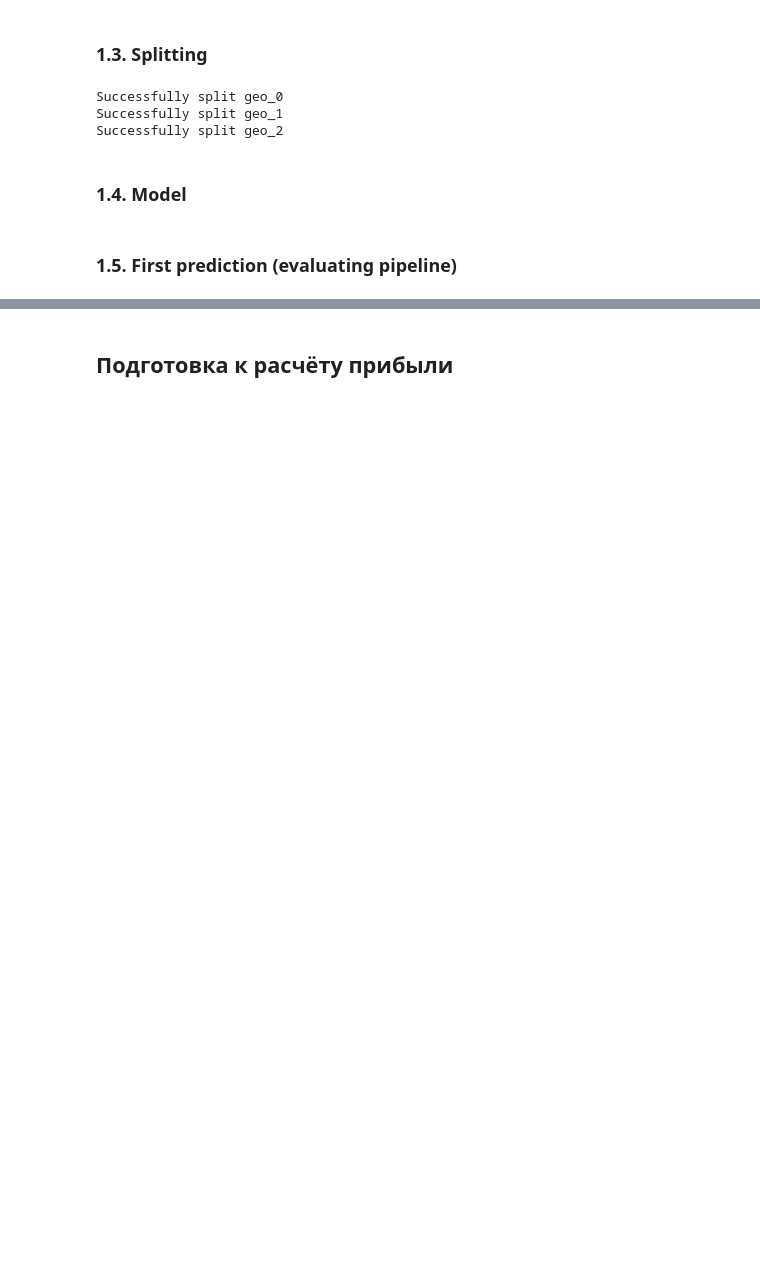
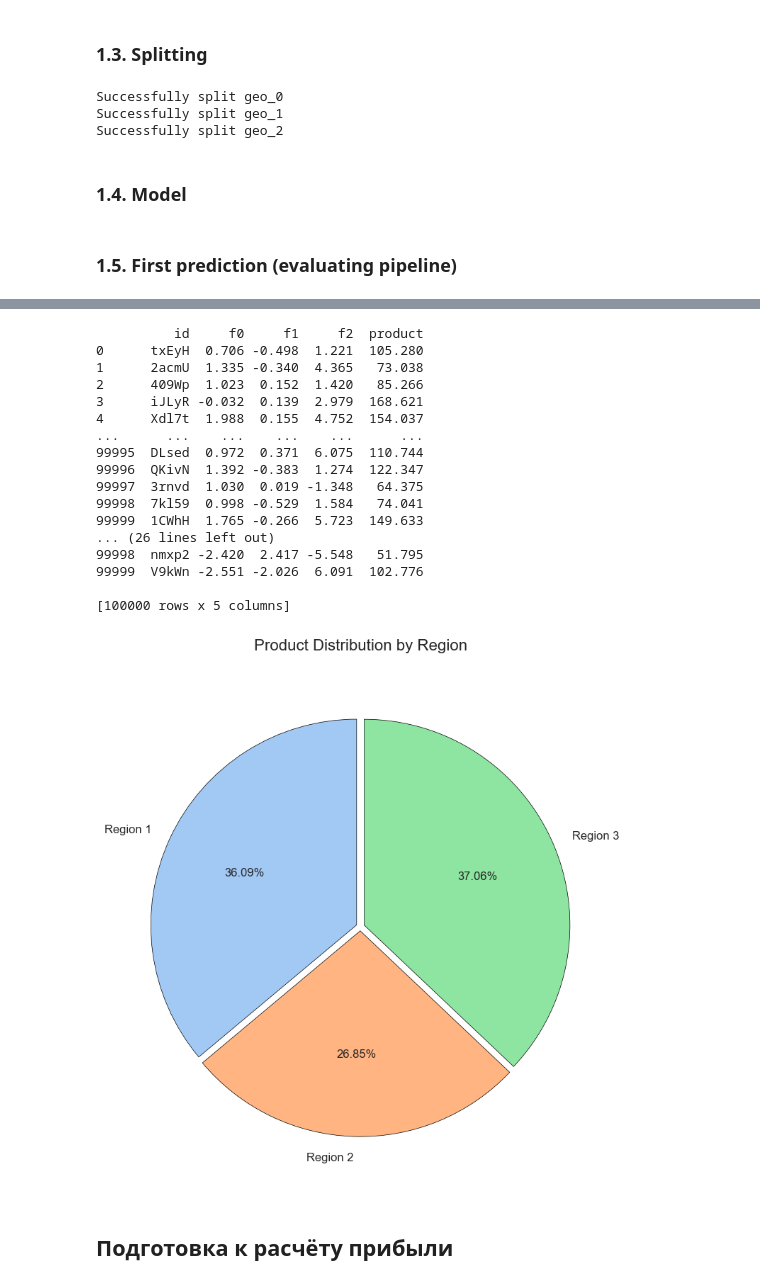
Before and after one commit to Galordas/YNDX_DS, a Jupyter notebook: 7/3. Выбор локации для скважины.ipynb, the cells around one changed output, grey strips where cells are left out. Drawn from its saved outputs; the diff is of its cells as text; code cells hidden in the pictures; blank space fills up the shorter version.

```diff
--- a/7/3. Выбор локации для скважины.ipynb
+++ b/7/3. Выбор локации для скважины.ipynb
@@ -373,2 +375,62 @@ SyntaxError: cannot assign to function call here. Maybe you meant '==' instead o
+# %%
+import pandas as pd
+import seaborn as sns
+import matplotlib.pyplot as plt
+
+product_sums = []  # Initialize outside the loop
+
+for i in range(3):
+    geo_var = globals()[f'geo_{i}']
+    print(geo_var)
+    product_sum = geo_var['product'].sum()
+    product_sums.append(product_sum)
+
+geo_names = ["Region 1", "Region 2", "Region 3"]  # Customize region names
+
+# Create DataFrame
+df = pd.DataFrame({"Region": geo_names, "Product": product_sums})  # Use product_sums here
+
+# Set style
+sns.set_style("whitegrid")
+plt.figure(figsize=(8, 8))
+
+# Create pie chart
+colors = sns.color_palette("pastel")  # Soft colors
+explode = (0.02, 0.02, 0.02)  # Slight separation between slices
+
+plt.pie(
+    df['Product'],
+    labels=df["Region"],
+    autopct="%1.2f%%",  # Show percentages
+    startangle=90,      # Rotate for better readability
+    colors=colors,
+    explode=explode,
+    wedgeprops={"edgecolor": "black", "linewidth": 0.5},  # Add borders
+    textprops={"fontsize": 12}
+)
+
+# Title and polish
+plt.title("Product Distribution by Region", fontsize=16, pad=20)
+plt.tight_layout()
+plt.show()
+# %% [output]
+          id     f0     f1     f2  product
+0      txEyH  0.706 -0.498  1.221  105.280
+1      2acmU  1.335 -0.340  4.365   73.038
+2      409Wp  1.023  0.152  1.420   85.266
+3      iJLyR -0.032  0.139  2.979  168.621
+4      Xdl7t  1.988  0.155  4.752  154.037
+...      ...    ...    ...    ...      ...
+99995  DLsed  0.972  0.371  6.075  110.744
+99996  QKivN  1.392 -0.383  1.274  122.347
+99997  3rnvd  1.030  0.019 -1.348   64.375
+99998  7kl59  0.998 -0.529  1.584   74.041
+99999  1CWhH  1.765 -0.266  5.723  149.633
+... (26 lines left out)
+99998  nmxp2 -2.420  2.417 -5.548   51.795
+99999  V9kWn -2.551 -2.026  6.091  102.776
+
+[100000 rows x 5 columns]
+[figure, added]
 # %% [markdown]
 ## Подготовка к расчёту прибыли
```
Also changed, not shown: parts of 14 cells of this notebook, 2 other files.
